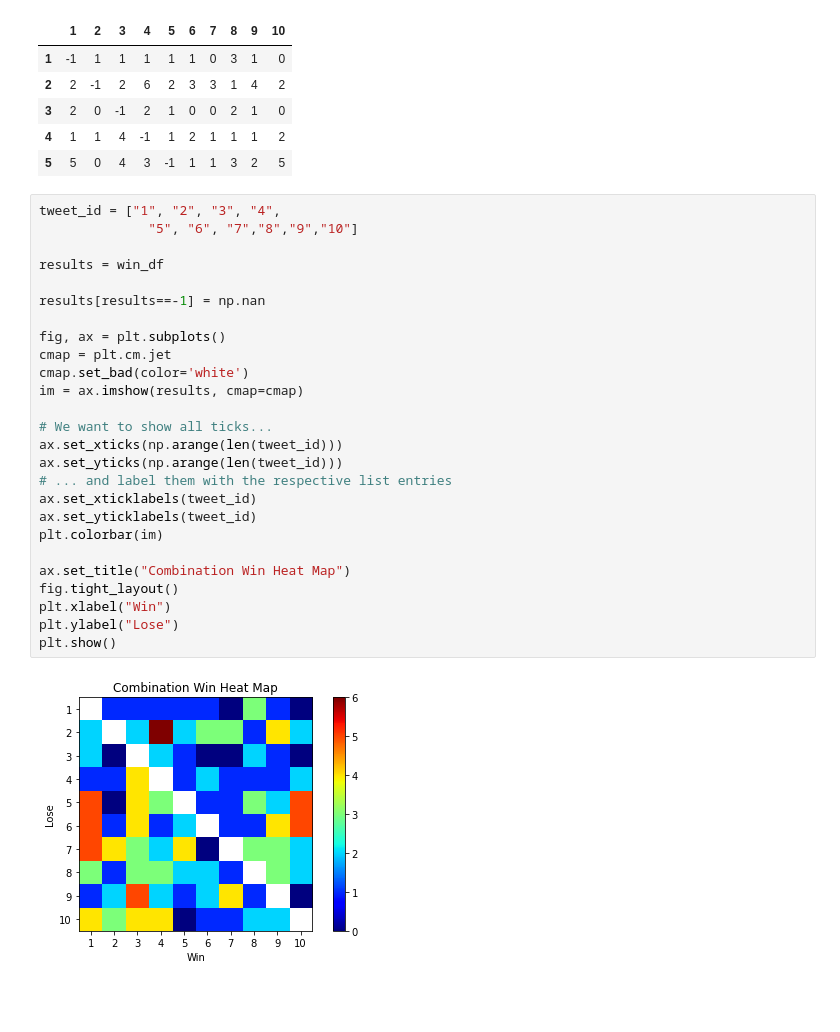
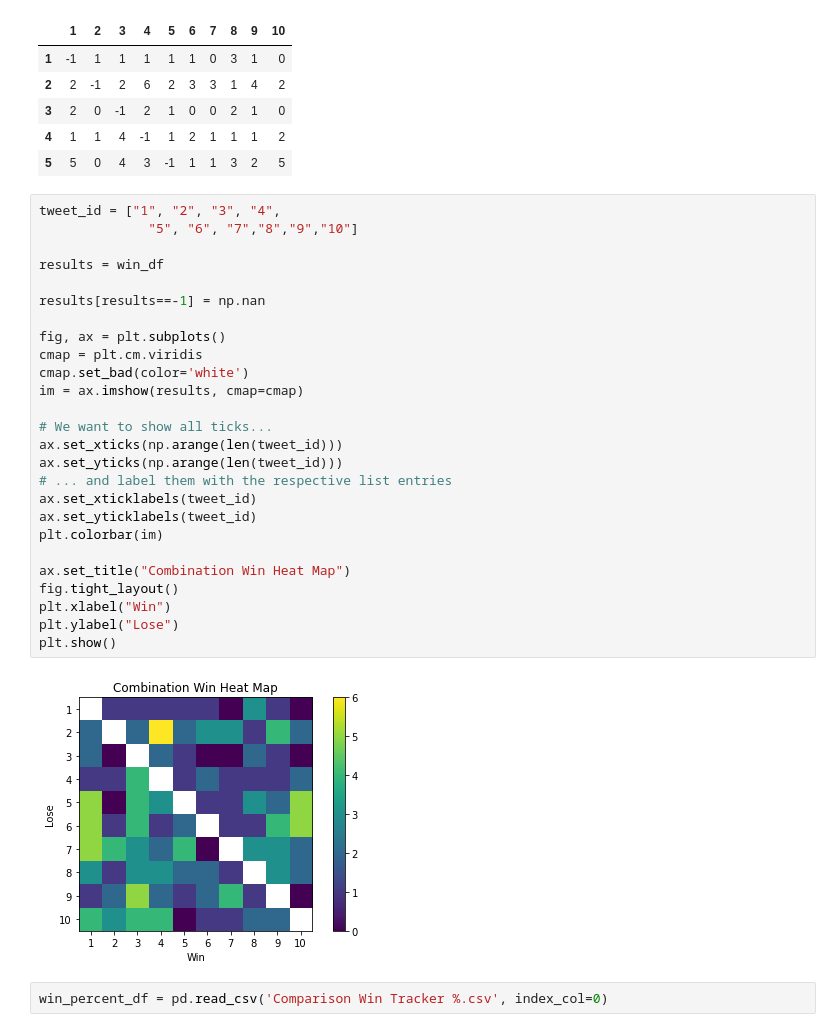
Before and after one commit to codingWithAndy/CDT_MSc_Thesis, a Jupyter notebook: Implementation/Exploration/tweet_feedback.ipynb, the cells around one changed output. Drawn from its saved outputs; the diff is of its cells as text; blank space fills up the shorter version.

```diff
--- a/Implementation/Exploration/tweet_feedback.ipynb
+++ b/Implementation/Exploration/tweet_feedback.ipynb
@@ -673,28 +707,30 @@ win_df.head()
 # %%
 tweet_id = ["1", "2", "3", "4",
               "5", "6", "7","8","9","10"]
 
 results = win_df
 
 results[results==-1] = np.nan
 
 fig, ax = plt.subplots()
-cmap = plt.cm.jet
+cmap = plt.cm.viridis
 cmap.set_bad(color='white')
 im = ax.imshow(results, cmap=cmap)
 
 # We want to show all ticks...
 ax.set_xticks(np.arange(len(tweet_id)))
 ax.set_yticks(np.arange(len(tweet_id)))
 # ... and label them with the respective list entries
 ax.set_xticklabels(tweet_id)
 ax.set_yticklabels(tweet_id)
 plt.colorbar(im)
 
 ax.set_title("Combination Win Heat Map")
 fig.tight_layout()
 plt.xlabel("Win")
 plt.ylabel("Lose")
 plt.show()
 # %% [output]
-[figure, old version]
+[figure, new version]
+# %%
+win_percent_df = pd.read_csv('Comparison Win Tracker %.csv', index_col=0)
```
Also changed, not shown: parts of 13 cells of this notebook, 11 other files.
